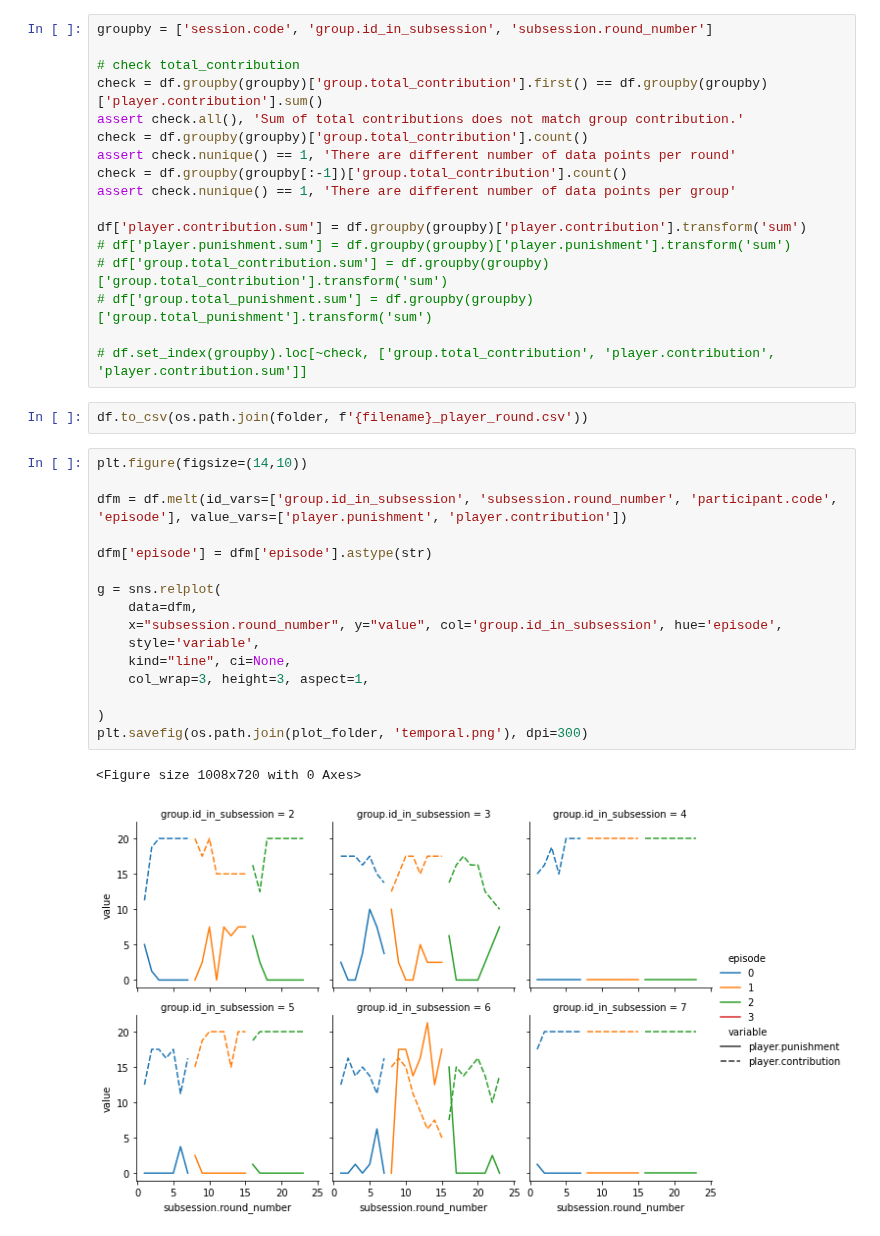
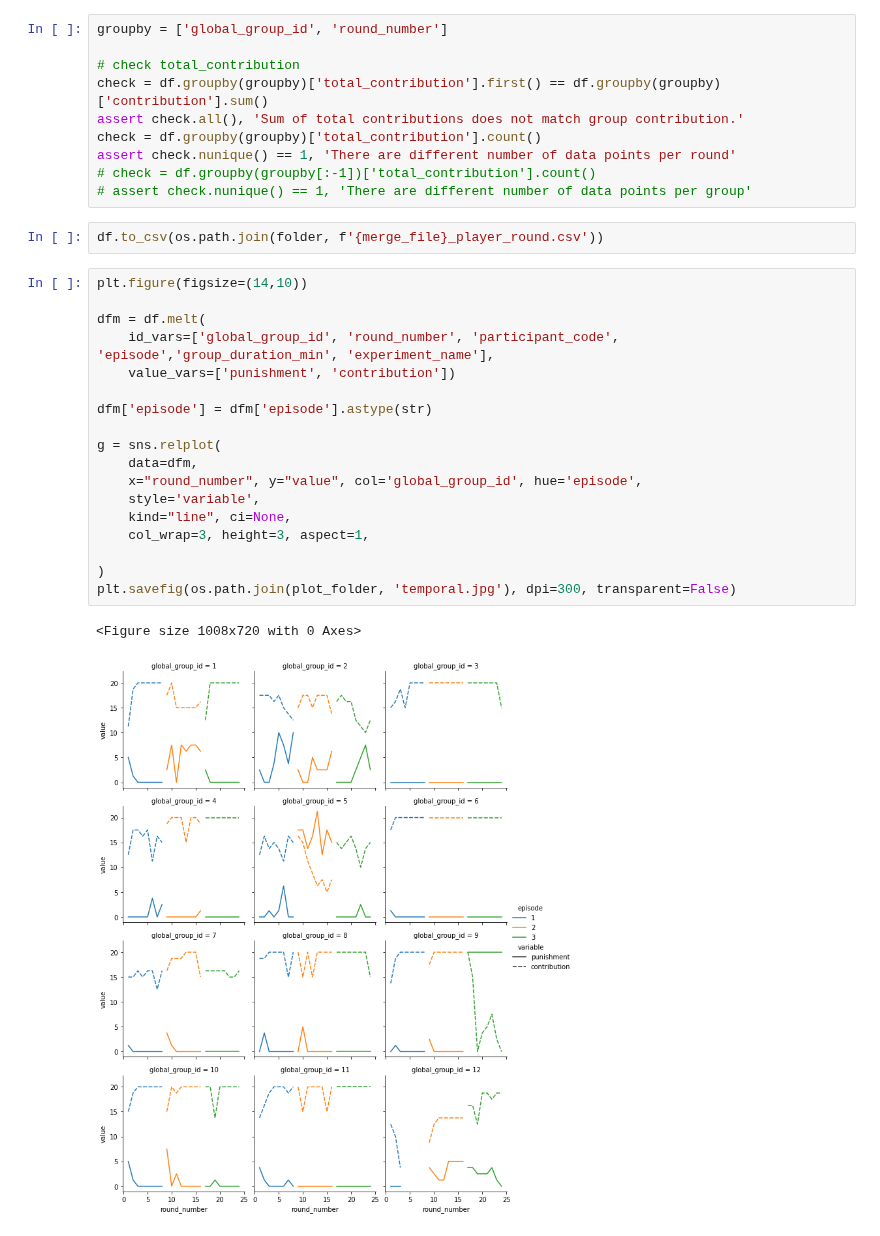
Before and after one commit to center-for-humans-and-machines/algorithmic-institutions, a Jupyter notebook: notebooks/exploration.ipynb, the cells around one changed output. Saved outputs shown, nothing was run; the diff lists cells and outputs as text.

Commit message:
Update data.

```diff
--- a/notebooks/exploration.ipynb
+++ b/notebooks/exploration.ipynb
@@ -49,41 +94,36 @@ df.head()
 # %%
-groupby = ['session.code', 'group.id_in_subsession', 'subsession.round_number']
+groupby = ['global_group_id', 'round_number']
 
 # check total_contribution
-check = df.groupby(groupby)['group.total_contribution'].first() == df.groupby(groupby)['player.contribution'].sum()
+check = df.groupby(groupby)['total_contribution'].first() == df.groupby(groupby)['contribution'].sum()
 assert check.all(), 'Sum of total contributions does not match group contribution.'
-check = df.groupby(groupby)['group.total_contribution'].count()
+check = df.groupby(groupby)['total_contribution'].count()
 assert check.nunique() == 1, 'There are different number of data points per round'
-check = df.groupby(groupby[:-1])['group.total_contribution'].count()
-assert check.nunique() == 1, 'There are different number of data points per group'
-
-df['player.contribution.sum'] = df.groupby(groupby)['player.contribution'].transform('sum')
-# df['player.punishment.sum'] = df.groupby(groupby)['player.punishment'].transform('sum')
-# df['group.total_contribution.sum'] = df.groupby(groupby)['group.total_contribution'].transform('sum')
-# df['group.total_punishment.sum'] = df.groupby(groupby)['group.total_punishment'].transform('sum')
-
-# df.set_index(groupby).loc[~check, ['group.total_contribution', 'player.contribution', 'player.contribution.sum']]
+# check = df.groupby(groupby[:-1])['total_contribution'].count()
+# assert check.nunique() == 1, 'There are different number of data points per group'
 # %%
-df.to_csv(os.path.join(folder, f'{filename}_player_round.csv'))
+df.to_csv(os.path.join(folder, f'{merge_file}_player_round.csv'))
 # %%
 plt.figure(figsize=(14,10))
 
-dfm = df.melt(id_vars=['group.id_in_subsession', 'subsession.round_number', 'participant.code', 'episode'], value_vars=['player.punishment', 'player.contribution'])
+dfm = df.melt(
+    id_vars=['global_group_id', 'round_number', 'participant_code', 'episode','group_duration_min', 'experiment_name'],
+    value_vars=['punishment', 'contribution'])
 
 dfm['episode'] = dfm['episode'].astype(str)
 
 g = sns.relplot(
     data=dfm,
-    x="subsession.round_number", y="value", col='group.id_in_subsession', hue='episode',
+    x="round_number", y="value", col='global_group_id', hue='episode',
     style='variable',
     kind="line", ci=None,
     col_wrap=3, height=3, aspect=1,
 
 )
-plt.savefig(os.path.join(plot_folder, 'temporal.png'), dpi=300)
+plt.savefig(os.path.join(plot_folder, 'temporal.jpg'), dpi=300, transparent=False)
 # %% [output]
 <Figure size 1008x720 with 0 Axes>
-[figure, old version]
+[figure, new version]
 # %%
 plt.figure(figsize=(8,5))
 
```
Also changed, not shown: parts of 9 cells of this notebook, 10 other files.
